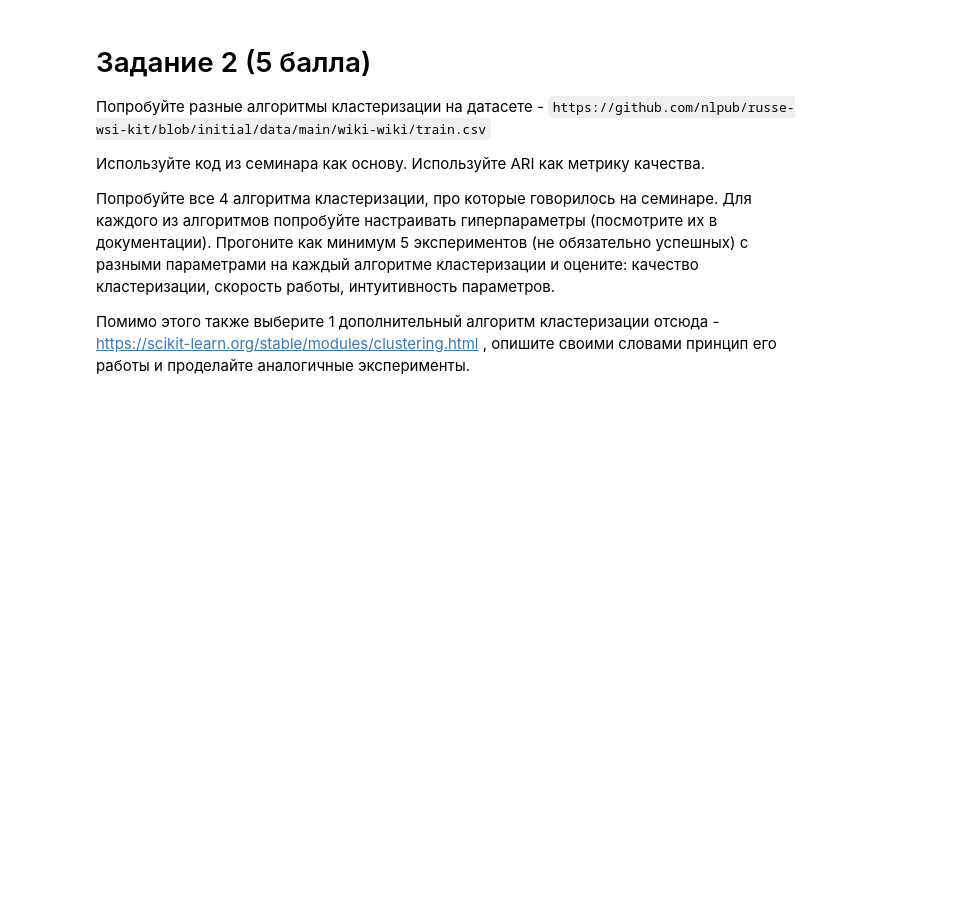
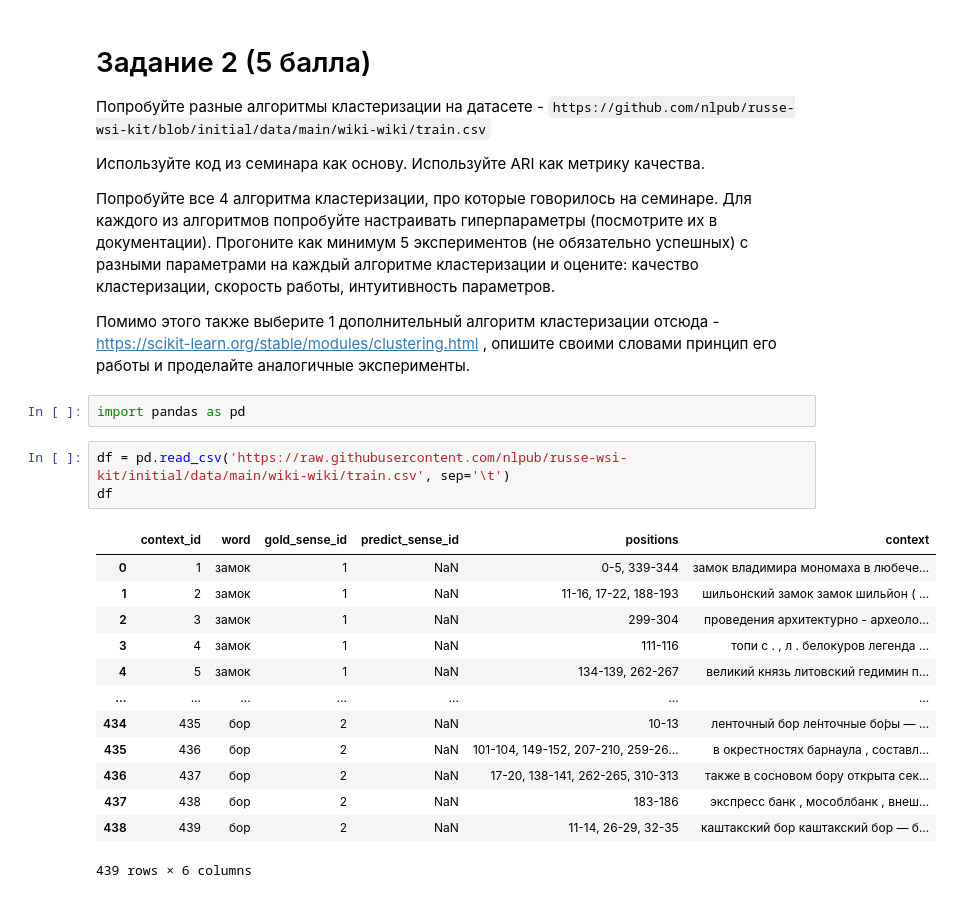
Before and after one commit to liminovna/HSE_NLP_ASSIGNMENTS, a Jupyter notebook: 03_homework.ipynb, the cells around one changed output. Drawn from its saved outputs; the diff is of its cells as text; blank space fills up the shorter version.

```diff
--- a/03_homework.ipynb
+++ b/03_homework.ipynb
@@ -340,3 +301,22 @@ for w in
 Попробуйте все 4 алгоритма кластеризации, про которые говорилось на семинаре. Для каждого из алгоритмов попробуйте настраивать гиперпараметры (посмотрите их в документации). Прогоните как минимум 5 экспериментов (не обязательно успешных) с разными параметрами на каждый алгоритме кластеризации и оцените: качество кластеризации, скорость работы, интуитивность параметров.
 
 Помимо этого также выберите 1 дополнительный алгоритм кластеризации отсюда - https://scikit-learn.org/stable/modules/clustering.html , опишите своими словами принцип его работы  и проделайте аналогичные эксперименты.
+# %%
+import pandas as pd
+# %%
+df = pd.read_csv('https://raw.githubusercontent.com/nlpub/russe-wsi-kit/initial/data/main/wiki-wiki/train.csv', sep='\t')
+df
+# %% [output]
+|  | context_id | word | gold_sense_id | predict_sense_id | positions | context |
+| 0 | 1 | замок | 1 | NaN | 0-5, 339-344 | замок владимира мономаха в любече... |
+| 1 | 2 | замок | 1 | NaN | 11-16, 17-22, 188-193 | шильонский замок замок шильйон ( ... |
+| 2 | 3 | замок | 1 | NaN | 299-304 | проведения архитектурно - археоло... |
+| 3 | 4 | замок | 1 | NaN | 111-116 | топи с . , л . белокуров легенда ... |
+| 4 | 5 | замок | 1 | NaN | 134-139, 262-267 | великий князь литовский гедимин п... |
+| ... | ... | ... | ... | ... | ... | ... |
+| 434 | 435 | бор | 2 | NaN | 10-13 | ленточный бор ле́нточные бо́ры — ... |
+| 435 | 436 | бор | 2 | NaN | 101-104, 149-152, 207-210, 259-26... | в окрестностях барнаула , составл... |
+| 436 | 437 | бор | 2 | NaN | 17-20, 138-141, 262-265, 310-313 | также в сосновом бору открыта сек... |
+| 437 | 438 | бор | 2 | NaN | 183-186 | экспресс банк , мособлбанк , внеш... |
+| 438 | 439 | бор | 2 | NaN | 11-14, 26-29, 32-35 | каштакский бор каштакский бор — б... |
+439 rows × 6 columns
```
Also changed, not shown: parts of 41 cells of this notebook.
